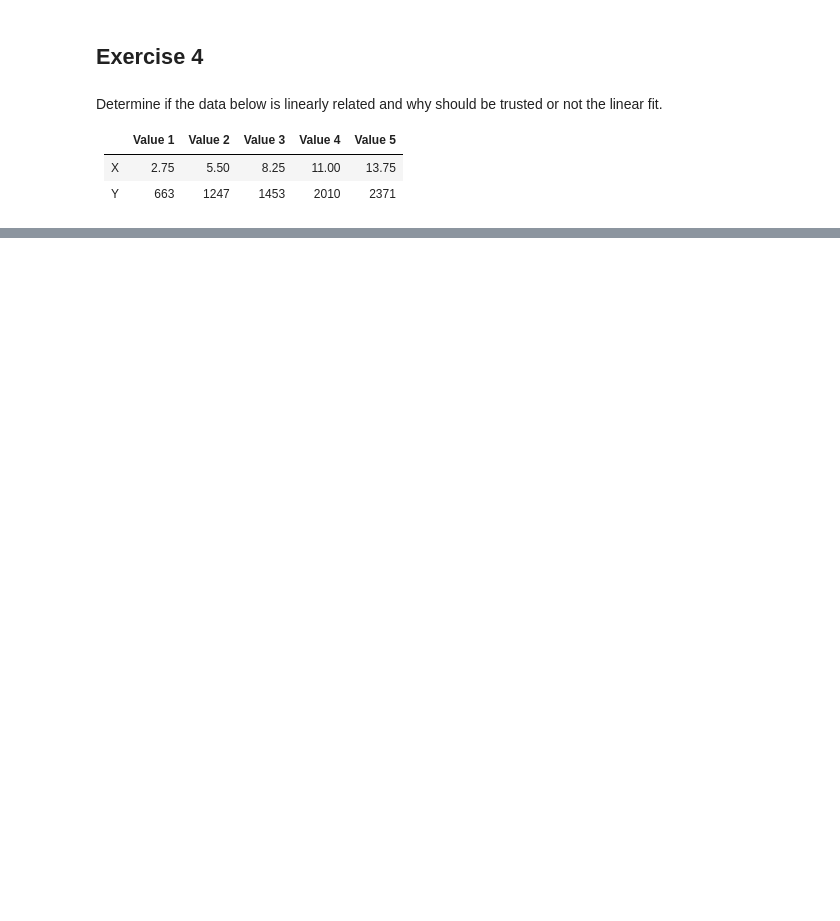
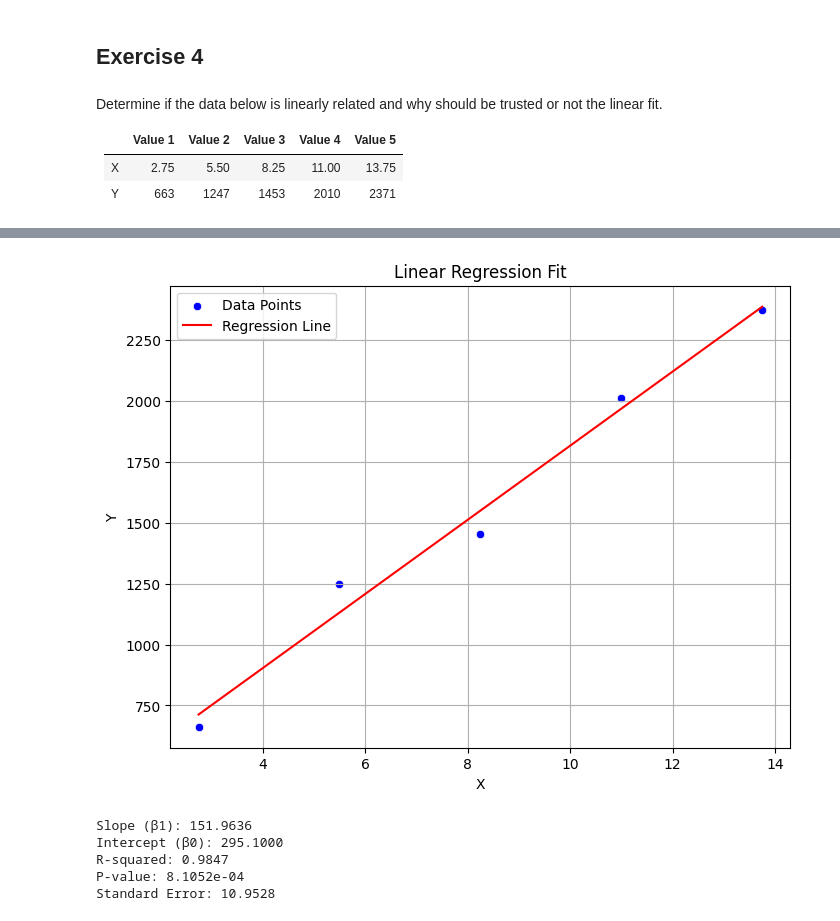
Before and after one commit to Uriiol1808/MCV-C7, a Jupyter notebook: CAE2 Data Analysis/data_analysis.ipynb, the cells around one changed output, grey strips where cells are left out. Drawn from its saved outputs; the diff is of its cells as text; code cells hidden in the pictures; blank space fills up the shorter version.

```diff
--- a/CAE2 Data Analysis/data_analysis.ipynb
+++ b/CAE2 Data Analysis/data_analysis.ipynb
@@ -238,0 +179,43 @@ Based on the R-squared value, we can determine how well the model explains the v
+# %%
+# Import libraries
+import pandas as pd
+import matplotlib.pyplot as plt
+import seaborn as sns
+from scipy.stats import linregress
+
+# Data
+data = {
+    'X': [2.75, 5.50, 8.25, 11.00, 13.75],
+    'Y': [663, 1247, 1453, 2010, 2371]
+}
+df = pd.DataFrame(data)
+
+# Compute Linear Regression using scipy
+slope, intercept, r_value, p_value, std_err = linregress(df['X'], df['Y'])
+
+df['Predicted_Y'] = intercept + slope * df['X']
+
+# Plot Regression Line
+plt.figure(figsize=(8,6))
+sns.scatterplot(x='X', y='Y', data=df, color='blue', label='Data Points')
+plt.plot(df['X'], df['Predicted_Y'], color='red', label='Regression Line')
+plt.title('Linear Regression Fit')
+plt.xlabel('X')
+plt.ylabel('Y')
+plt.legend()
+plt.grid(True)
+plt.show()
+
+# Print Regression Statistics
+print(f"Slope (β1): {slope:.4f}")
+print(f"Intercept (β0): {intercept:.4f}")
+print(f"R-squared: {r_value**2:.4f}")
+print(f"P-value: {p_value:.4e}")
+print(f"Standard Error: {std_err:.4f}")
+# %% [output]
+[figure, added]
+Slope (β1): 151.9636
+Intercept (β0): 295.1000
+R-squared: 0.9847
+P-value: 8.1052e-04
+Standard Error: 10.9528
```
Also changed, not shown: parts of 4 cells of this notebook.
